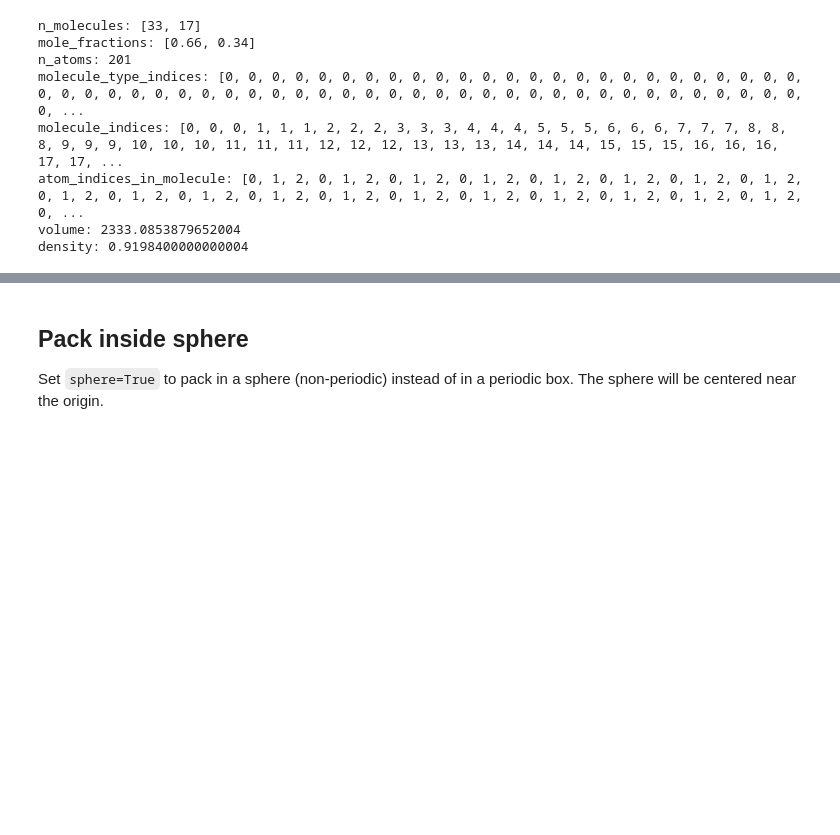
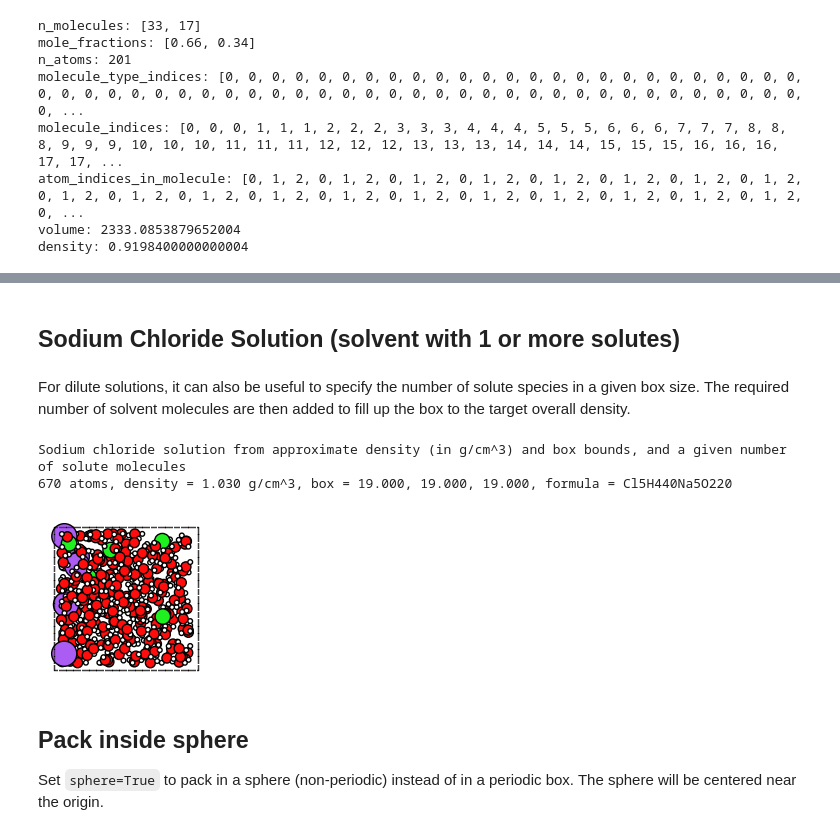
Before and after one commit to patrickmelix/PLAMS, a Jupyter notebook: examples/PackMolExample/PackMol.ipynb, the cells around one changed output, grey strips where cells are left out. Saved outputs shown, nothing was run; the diff lists cells and outputs as text; code cells hidden in the pictures; blank space fills up the shorter version.

Commit message:
Update packmol example

```diff
--- a/examples/PackMolExample/PackMol.ipynb
+++ b/examples/PackMolExample/PackMol.ipynb
@@ -9,6 +9,7 @@ import matplotlib.pyplot as plt
 from scm.version import release
 
 AMS2025 = release >= "2024.201"
+AMS2026 = release >= "2025.201"
 if AMS2025:
     from scm.plams import packmol_around
 # %% [markdown]
@@ -224,3 +225,23 @@ Guessed density: 853.04 kg/m^3
+# %% [markdown]
+## Sodium Chloride Solution (solvent with 1 or more solutes)
+# %% [markdown]
+For dilute solutions, it can also be useful to specify the number of solute species in a given box size.
+The required number of solvent molecules are then added to fill up the box to the target overall density.
+# %%
+if AMS2026:
+    print(
+        "Sodium chloride solution from approximate density (in g/cm^3) and box bounds, and a given number of solute molecules"
+    )
+    sodium = from_smiles("[Na+]")
+    chloride = from_smiles("[Cl-]")
+    out = packmol([sodium, chloride, water], n_molecules=[5, 5, None], density=1.029, box_bounds=[0, 0, 0, 19, 19, 19])
+    printsummary(out)
+    out.write("sodium-chloride-solution.xyz")
+    plot_molecule(out);
+# %% [output]
+Sodium chloride solution from approximate density (in g/cm^3) and box bounds, and a given number of solute molecules
+670 atoms, density = 1.030 g/cm^3, box = 19.000, 19.000, 19.000, formula = Cl5H440Na5O220
+[figure, added]
 # %% [markdown]
 ## Pack inside sphere
 
```
Also changed, not shown: parts of 27 cells of this notebook, 33 other files.
